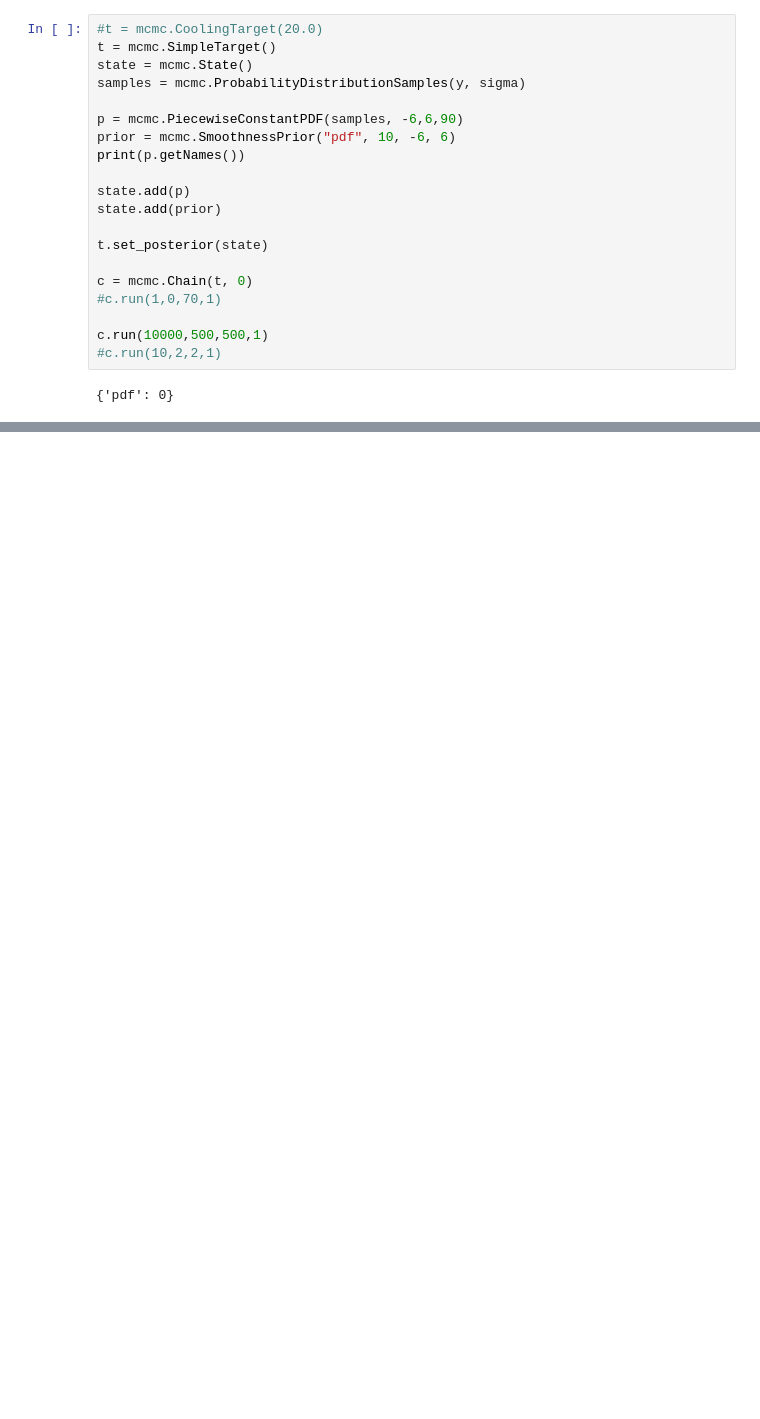
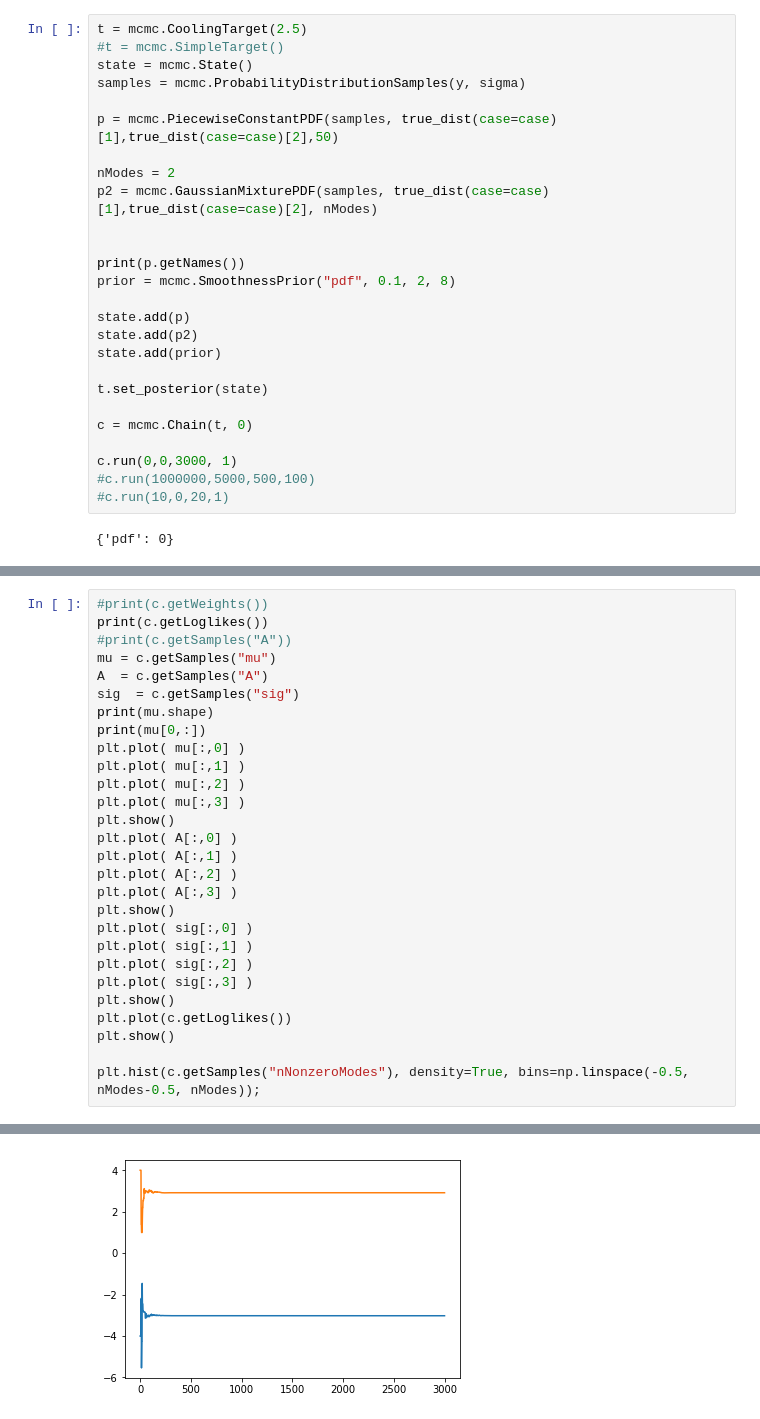
Before and after one commit to AndreasFinke/mcmc, a Jupyter notebook: notebooks/test.ipynb, the cells around one changed output, grey strips where cells are left out. Drawn from its saved outputs; the diff is of its cells as text; blank space fills up the shorter version.

Commit message:
Bugfixes, test suite, main mcmc stuff works. Distfind part extended with gaussian mixture (bug for 2 modes, amplitudes remain fixed).

```diff
--- a/notebooks/test.ipynb
+++ b/notebooks/test.ipynb
@@ -105,22 +108,28 @@ plt.plot(x_1, true_dist(case=0)[0](x_1));
 # %%
-#t = mcmc.CoolingTarget(20.0)
-t = mcmc.SimpleTarget()
+t = mcmc.CoolingTarget(2.5)
+#t = mcmc.SimpleTarget()
 state = mcmc.State()
 samples = mcmc.ProbabilityDistributionSamples(y, sigma)
 
-p = mcmc.PiecewiseConstantPDF(samples, -6,6,90)
-prior = mcmc.SmoothnessPrior("pdf", 10, -6, 6)
+p = mcmc.PiecewiseConstantPDF(samples, true_dist(case=case)[1],true_dist(case=case)[2],50)
+
+nModes = 2
+p2 = mcmc.GaussianMixturePDF(samples, true_dist(case=case)[1],true_dist(case=case)[2], nModes)
+
+
 print(p.getNames())
+prior = mcmc.SmoothnessPrior("pdf", 0.1, 2, 8)
 
 state.add(p)
+state.add(p2)
 state.add(prior)
 
 t.set_posterior(state)
 
 c = mcmc.Chain(t, 0)
-#c.run(1,0,70,1)
 
-c.run(10000,500,500,1)
-#c.run(10,2,2,1)
+c.run(0,0,3000, 1)
+#c.run(1000000,5000,500,100)
+#c.run(10,0,20,1)
 # %% [output]
 {'pdf': 0}
@@ -147,0 +136,29 @@ plt.plot(x_2, meanx)
+# %%
+#print(c.getWeights())
+print(c.getLoglikes())
+#print(c.getSamples("A"))
+mu = c.getSamples("mu")
+A  = c.getSamples("A")
+sig  = c.getSamples("sig")
+print(mu.shape)
+print(mu[0,:])
+plt.plot( mu[:,0] )
+plt.plot( mu[:,1] )
+plt.plot( mu[:,2] )
+plt.plot( mu[:,3] )
+plt.show()
+plt.plot( A[:,0] )
+plt.plot( A[:,1] )
+plt.plot( A[:,2] )
+plt.plot( A[:,3] )
+plt.show()
+plt.plot( sig[:,0] )
+plt.plot( sig[:,1] )
+plt.plot( sig[:,2] )
+plt.plot( sig[:,3] )
+plt.show()
+plt.plot(c.getLoglikes())
+plt.show()
+
+plt.hist(c.getSamples("nNonzeroModes"), density=True, bins=np.linspace(-0.5, nModes-0.5, nModes));
+# %% [output]
@@ -147,0 +169 @@ plt.plot(x_2, meanx)
+[figure, added]
```
Also changed, not shown: parts of 12 cells of this notebook, 4 other files.
